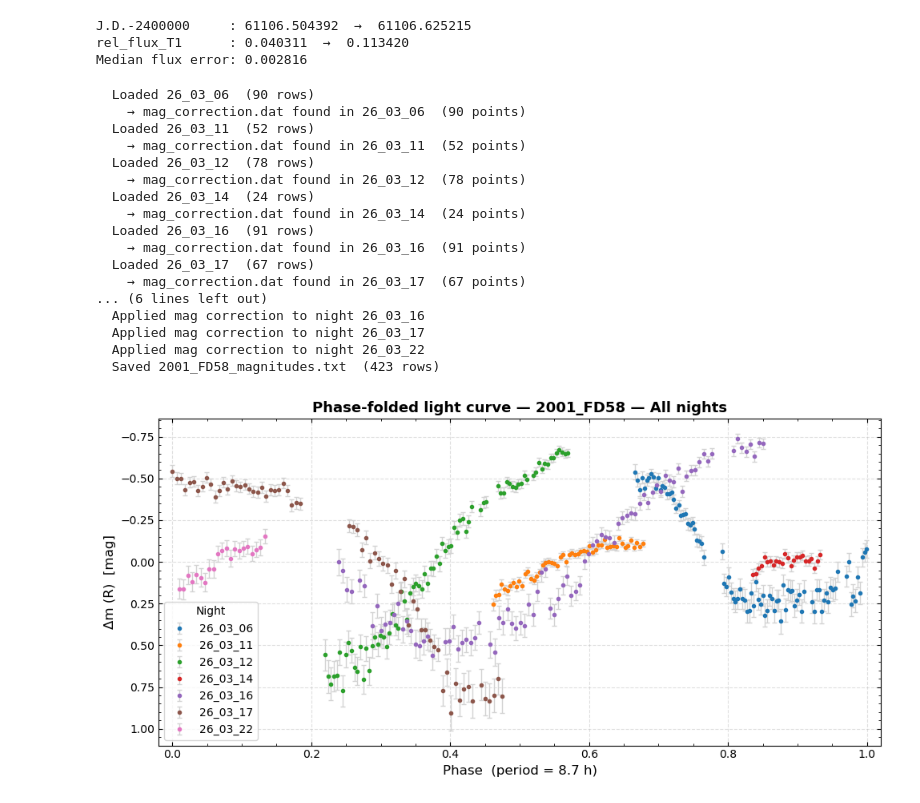
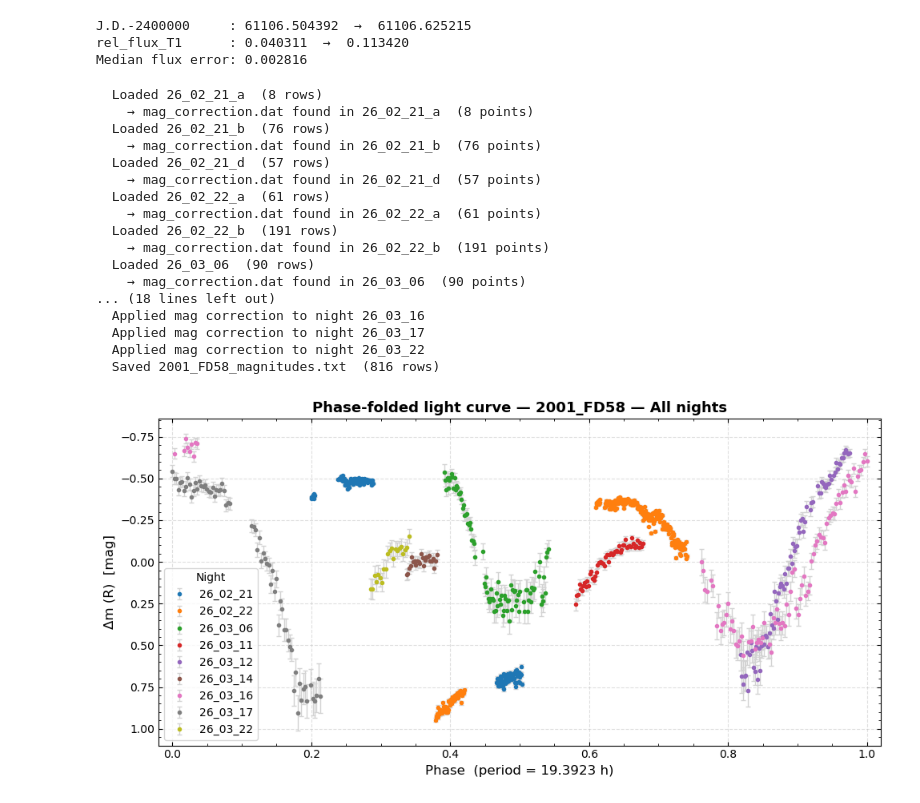
Before and after one commit to Robin-Savonet/OUKA2026, a Jupyter notebook: data/2001_FD58/output_all_nights.ipynb, the cells around one changed output. Cells and saved outputs as stored; diff of their text form; code cells hidden in the pictures.

Commit message:
Period with Peranso

```diff
--- a/data/2001_FD58/output_all_nights.ipynb
+++ b/data/2001_FD58/output_all_nights.ipynb
@@ -57,44 +57,51 @@ else:
 J.D.-2400000     : 61106.504392  →  61106.625215
 rel_flux_T1      : 0.040311  →  0.113420
 Median flux error: 0.002816
+# %%
+period_ANOVA = 19.3923
+period_FALC_harris = 19.566384
+period_LOMB_SCARGLE = 5.103430
+period_PDM = 6.474772
+period_DWORETSKY = 57.191879
+period_LAFLER_KINMAN = 54.597570
 # %%
 # ── Plot ───────────────────────────────────────────────────────────────────────
 MERGE      = True # True → single phase-folded plot; False → one panel per night
 MAG_MODE   = True # True → plot in differential magnitude; False → fractional flux
-PERIOD     = 8.7 # period in hours, or None for raw time axis
+PERIOD     = period_ANOVA # period in hours, or None for raw time axis
 
 
 
 plot_light_curve_all_nights(
     TARGET,
     target_dir   = target_dir,
     night_col    = "night",
     # period       = None,
     period       = PERIOD,
     merge_nights = MERGE,
     nb_plot_per_row = 3,
     magnitude    = MAG_MODE,
     filter_name  = FILTER,
     airmass_col  = "AIRMASS",
     use_mag_correction=True,
     correction_file="mag_correction.dat",
 )
 # %% [output]
+  Loaded 26_02_21_a  (8 rows)
+    → mag_correction.dat found in 26_02_21_a  (8 points)
+  Loaded 26_02_21_b  (76 rows)
+    → mag_correction.dat found in 26_02_21_b  (76 points)
+  Loaded 26_02_21_d  (57 rows)
+    → mag_correction.dat found in 26_02_21_d  (57 points)
+  Loaded 26_02_22_a  (61 rows)
+    → mag_correction.dat found in 26_02_22_a  (61 points)
+  Loaded 26_02_22_b  (191 rows)
+    → mag_correction.dat found in 26_02_22_b  (191 points)
   Loaded 26_03_06  (90 rows)
     → mag_correction.dat found in 26_03_06  (90 points)
-  Loaded 26_03_11  (52 rows)
-    → mag_correction.dat found in 26_03_11  (52 points)
-  Loaded 26_03_12  (78 rows)
-    → mag_correction.dat found in 26_03_12  (78 points)
-  Loaded 26_03_14  (24 rows)
-    → mag_correction.dat found in 26_03_14  (24 points)
-  Loaded 26_03_16  (91 rows)
-    → mag_correction.dat found in 26_03_16  (91 points)
-  Loaded 26_03_17  (67 rows)
-    → mag_correction.dat found in 26_03_17  (67 points)
-... (6 lines left out)
+... (18 lines left out)
   Applied mag correction to night 26_03_16
   Applied mag correction to night 26_03_17
   Applied mag correction to night 26_03_22
-  Saved 2001_FD58_magnitudes.txt  (423 rows)
+  Saved 2001_FD58_magnitudes.txt  (816 rows)
-[figure, old version]
+[figure, new version]
```
Also changed, not shown: parts of 5 cells of this notebook, 13 other files.
